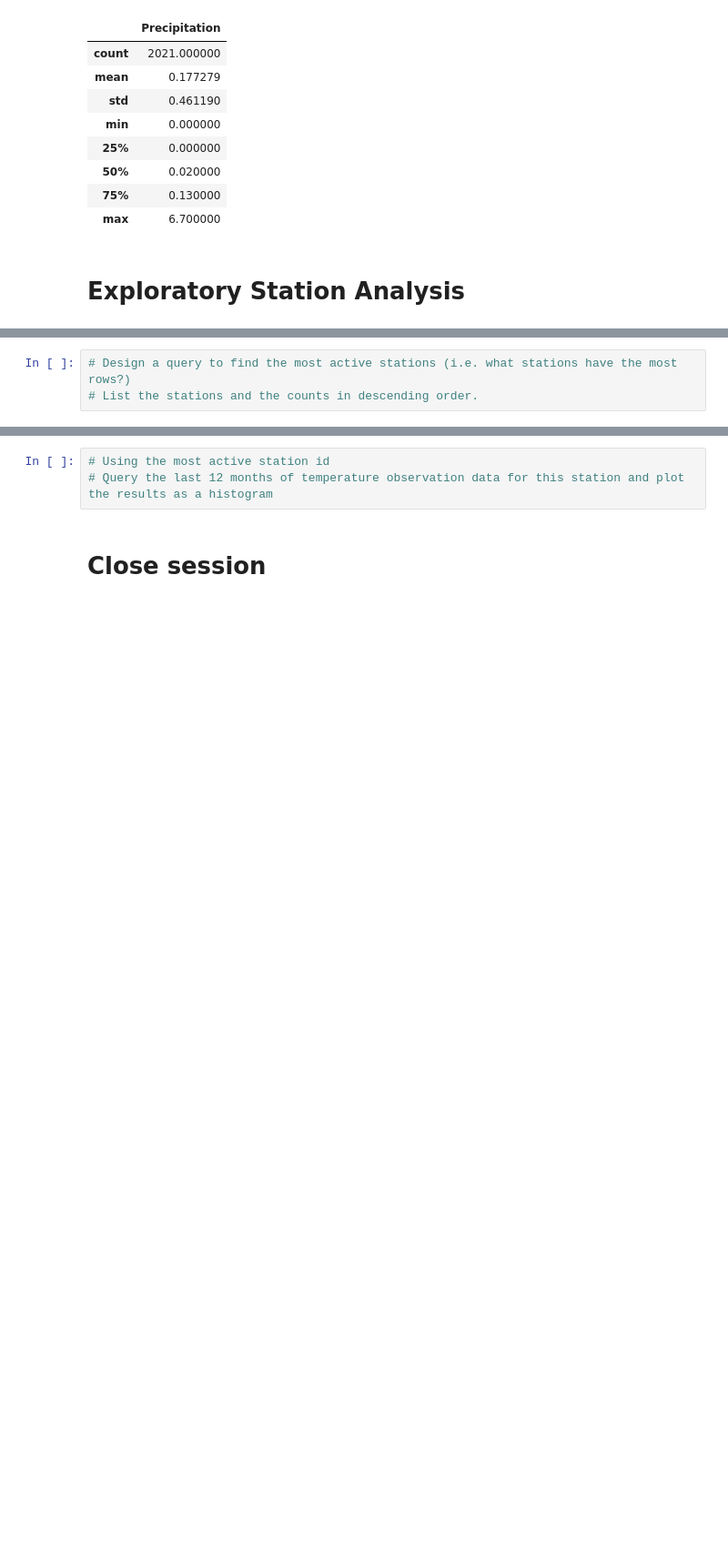
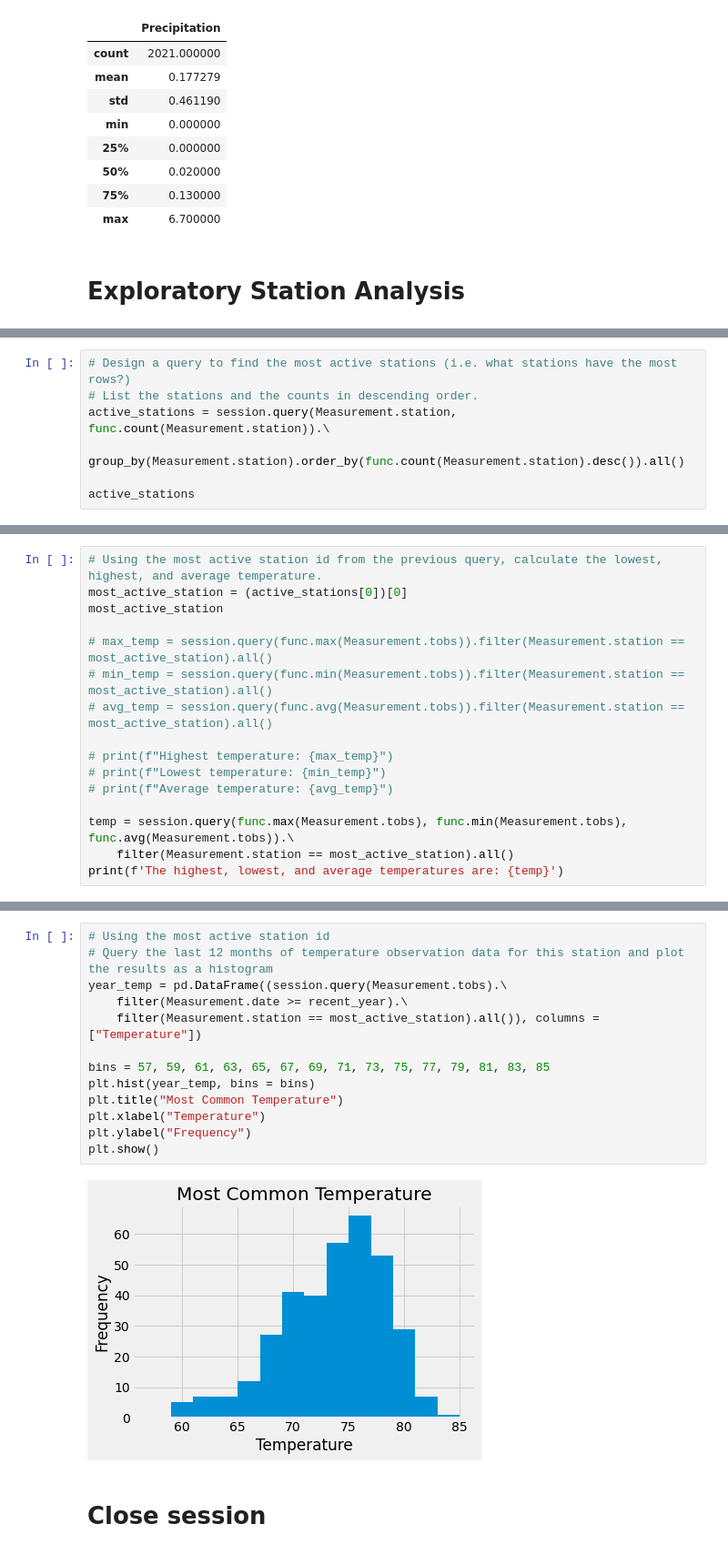
Before and after one commit to cekiorpes/sqlalchemy-challenge, a Jupyter notebook: climate.ipynb, the cells around one changed output, grey strips where cells are left out. Shown at 91% size. Cells and saved outputs as stored; diff of their text form; blank space fills up the shorter version.

```diff
--- a/climate_starter.ipynb
+++ b/climate.ipynb
@@ -103,3 +107,7 @@ precip_df.describe()
 # %%
 # Design a query to find the most active stations (i.e. what stations have the most rows?)
 # List the stations and the counts in descending order.
+active_stations = session.query(Measurement.station, func.count(Measurement.station)).\
+    group_by(Measurement.station).order_by(func.count(Measurement.station).desc()).all()
+
+active_stations
@@ -107,0 +124,16 @@ precip_df.describe()
+# %%
+# Using the most active station id from the previous query, calculate the lowest, highest, and average temperature.
+most_active_station = (active_stations[0])[0]
+most_active_station
+
+# max_temp = session.query(func.max(Measurement.tobs)).filter(Measurement.station == most_active_station).all()
+# min_temp = session.query(func.min(Measurement.tobs)).filter(Measurement.station == most_active_station).all()
+# avg_temp = session.query(func.avg(Measurement.tobs)).filter(Measurement.station == most_active_station).all()
+
+# print(f"Highest temperature: {max_temp}")
+# print(f"Lowest temperature: {min_temp}")
+# print(f"Average temperature: {avg_temp}")
+
+temp = session.query(func.max(Measurement.tobs), func.min(Measurement.tobs), func.avg(Measurement.tobs)).\
+    filter(Measurement.station == most_active_station).all()
+print(f'The highest, lowest, and average temperatures are: {temp}')
@@ -108,6 +142,18 @@ precip_df.describe()
 # %%
 # Using the most active station id
 # Query the last 12 months of temperature observation data for this station and plot the results as a histogram
+year_temp = pd.DataFrame((session.query(Measurement.tobs).\
+    filter(Measurement.date >= recent_year).\
+    filter(Measurement.station == most_active_station).all()), columns = ["Temperature"])
+
+bins = 57, 59, 61, 63, 65, 67, 69, 71, 73, 75, 77, 79, 81, 83, 85
+plt.hist(year_temp, bins = bins)
+plt.title("Most Common Temperature")
+plt.xlabel("Temperature")
+plt.ylabel("Frequency")
+plt.show()
+# %% [output]
+[figure, added]
 # %% [markdown]
 # Close session
 # %%
```
Also changed, not shown: parts of 4 cells of this notebook.
